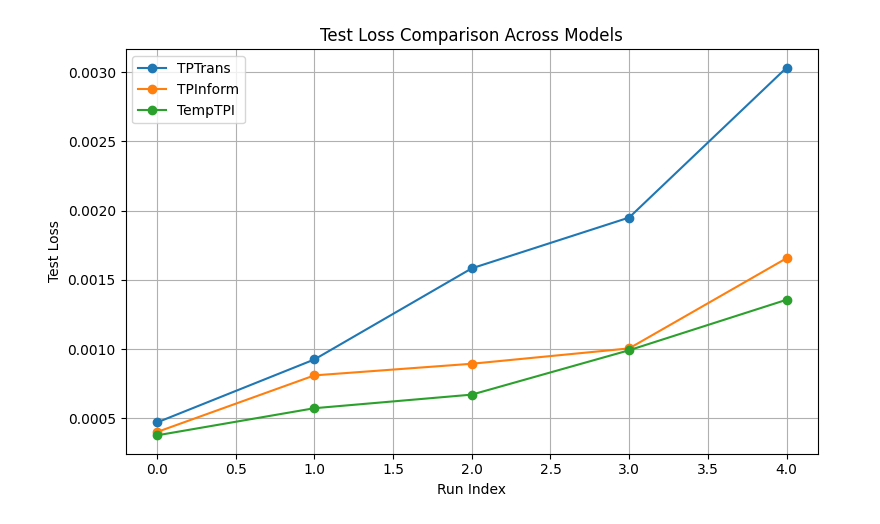
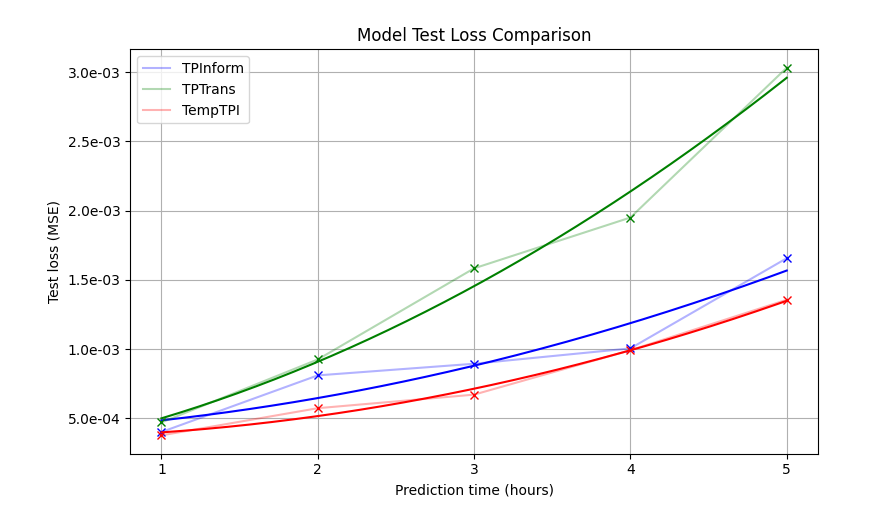
Before and after one commit to veronikal24/DeepLearning, a Jupyter notebook: ablation_studies/LargeDataSetResults.ipynb, the cells around one changed output. Saved outputs shown, nothing was run; the diff lists cells and outputs as text; code cells hidden in the pictures.

```diff
--- a/ablation_studies/LargeDataSetResults.ipynb
+++ b/ablation_studies/LargeDataSetResults.ipynb
@@ -1,22 +1,46 @@
 # %%
 import pandas as pd
 import matplotlib.pyplot as plt
+from matplotlib.ticker import FormatStrFormatter
+import numpy as np
+from scipy.optimize import curve_fit
 
-df = pd.read_csv("results_large_data.csv")
+# Read the CSV file
+df = pd.read_csv("results_large_data.csv", sep=",", engine="python")
 
-# Create a plot
-plt.figure(figsize=(8,5))
+# Clean column names and remove trailing semicolons if present
+df["test_loss"] = df["test_loss"].astype(float)
+df["model"] = df["model"].astype(str)
 
-for model in df["model"].unique():
-    subset = df[df["model"] == model].reset_index(drop=True)
-    plt.plot(subset.index, subset["test_loss"], marker="o", label=model)
+def f_quad(x, a, b, c):  return a*x**2 + b*x + c
 
-plt.xlabel("Run Index")
-plt.ylabel("Test Loss")
-plt.title("Test Loss Comparison Across Models")
+# Plot
+plt.figure(figsize=(8, 5))
+colors = ["b","g","r"]
+for col, (model, group) in zip(colors, df.groupby("model")):
+    # Fit curve
+    x = np.arange(1, len(group) + 1)
+    y = group["test_loss"].values
+    popt, _ = curve_fit(f_quad, x, y, maxfev=10000)
+    # Smooth curve for visualization
+    x_smooth = np.linspace(1, len(group), 200)
+    y_smooth = f_quad(x_smooth, *popt)
+
+    # Plot real data
+    plt.plot(x, y, alpha=0.3, label=f"{model}", c=col)
+    plt.plot(x, y, "x", c=col)
+    # Plot fitted curve
+    plt.plot(x_smooth, y_smooth, alpha=1, c=col)
+
+plt.xlabel("Prediction time (hours)")
+plt.ylabel("Test loss (MSE)")
+plt.title("Model Test Loss Comparison")
 plt.legend()
-plt.grid(True)
+plt.xticks(range(1,6))
+plt.yticks([x*5/10000 for x in range(1,7)])
+plt.gca().yaxis.set_major_formatter(FormatStrFormatter('%.1e'))
+plt.grid(True, which="major")
 plt.tight_layout()
 plt.show()
 # %% [output]
-[figure, old version]
+[figure, new version]
```
